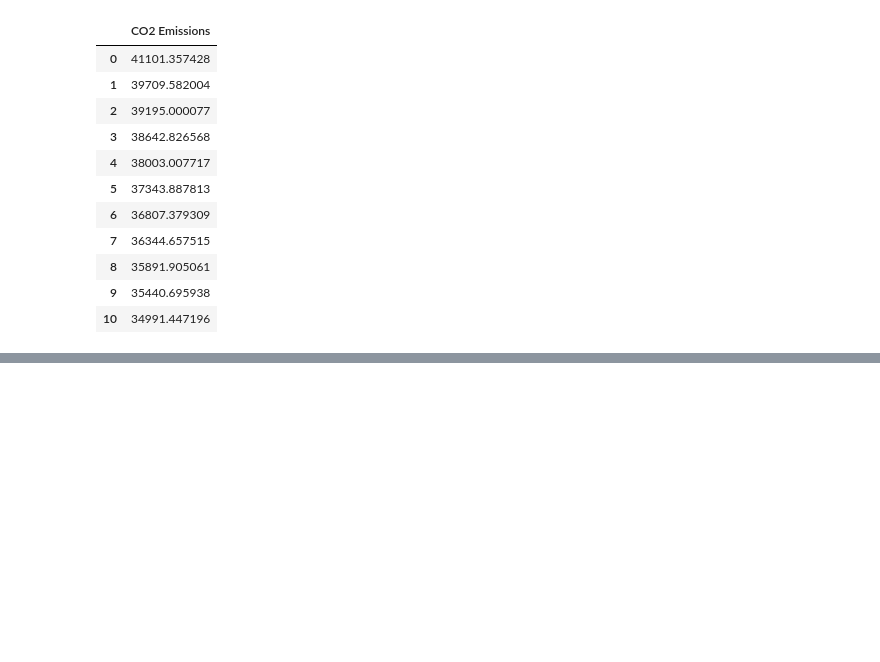
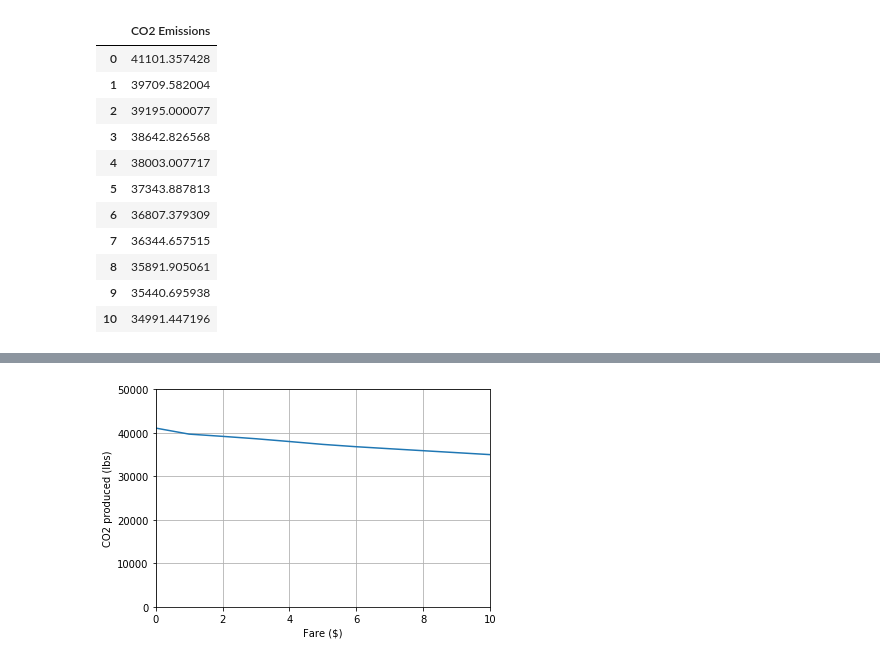
Before and after one commit to CarlinLiao/cee264, a Jupyter notebook: ps4/MNL-Forecasting.ipynb, the cells around one changed output, grey strips where cells are left out. Cells and saved outputs as stored; diff of their text form; code cells hidden in the pictures; blank space fills up the shorter version.

```diff
--- a/ps4/MNL-Forecasting.ipynb
+++ b/ps4/MNL-Forecasting.ipynb
@@ -377,0 +393,10 @@ emis_evo
+# %%
+plt.plot(emis_evo.index, emis_evo)
+plt.grid()
+plt.xlabel('Fare ($)')
+plt.ylabel('CO2 produced (lbs)')
+plt.xlim(0,10)
+plt.ylim(0, 50000)
+plt.show()
+# %% [output]
+[figure, added]
```
Also changed, not shown: parts of 1 cell of this notebook.
